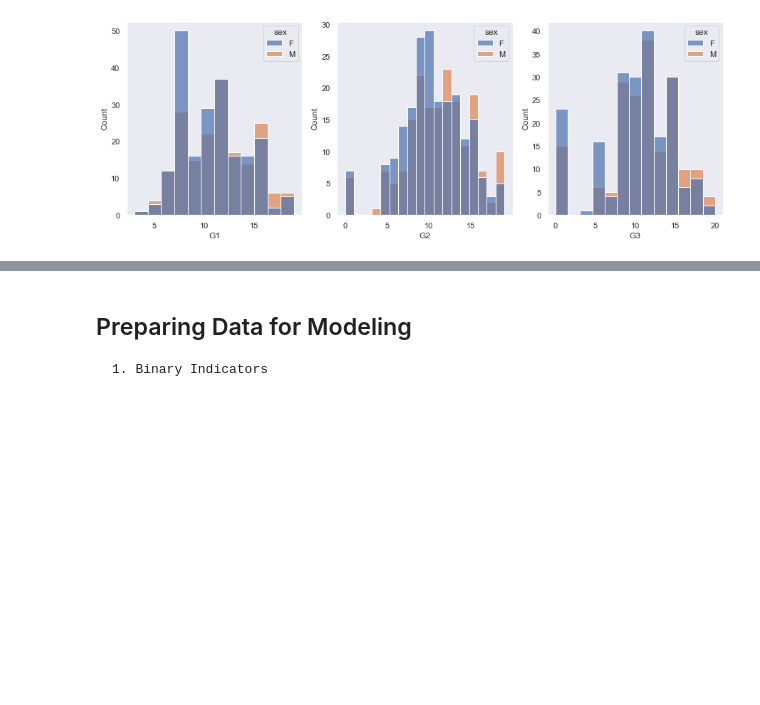
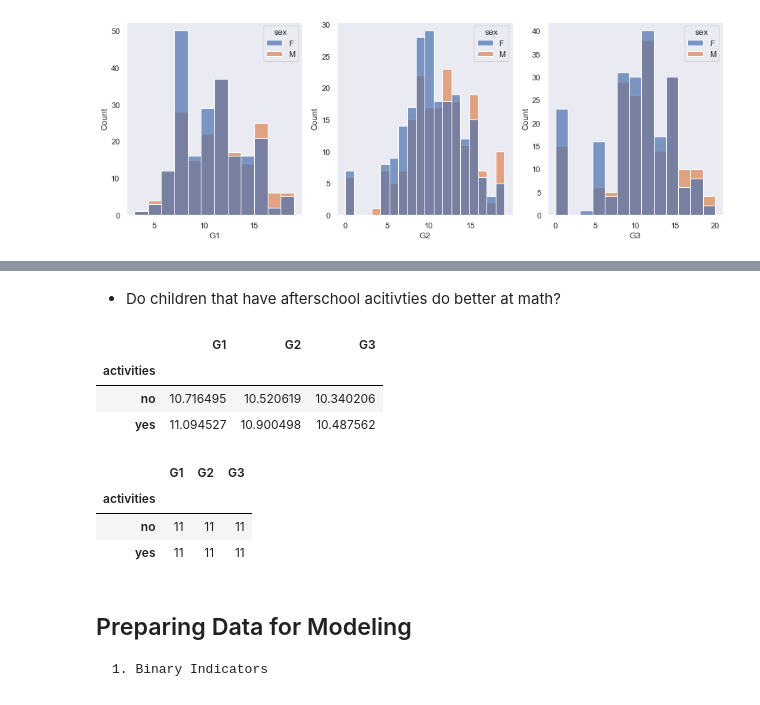
Before and after one commit to Gal-Gilor/Student-Performance-Estimation, a Jupyter notebook: notebooks/exploratory_notebook.ipynb, the cells around one changed output, grey strips where cells are left out. Saved outputs shown, nothing was run; the diff lists cells and outputs as text; code cells hidden in the pictures; blank space fills up the shorter version.

```diff
--- a/notebooks/exploratory_notebook.ipynb
+++ b/notebooks/exploratory_notebook.ipynb
@@ -147,3 +172,19 @@ for i in range(3):
+# %% [markdown]
+* Do children that have afterschool acitivties do better at math?
+# %%
+raw.groupby('activities').agg({'G1': 'mean', 'G2': 'mean', 'G3': 'mean'})
+# %% [output]
+|  | G1 | G2 | G3 |
+| activities |  |  |  |
+| no | 10.716495 | 10.520619 | 10.340206 |
+| yes | 11.094527 | 10.900498 | 10.487562 |
+# %%
+raw.groupby('activities').agg({'G1': 'median', 'G2': 'median', 'G3': 'median'})
+# %% [output]
+|  | G1 | G2 | G3 |
+| activities |  |  |  |
+| no | 11 | 11 | 11 |
+| yes | 11 | 11 | 11 |
 # %% [markdown]
 ## Preparing Data for Modeling
 
```
Also changed, not shown: parts of 4 cells of this notebook.
